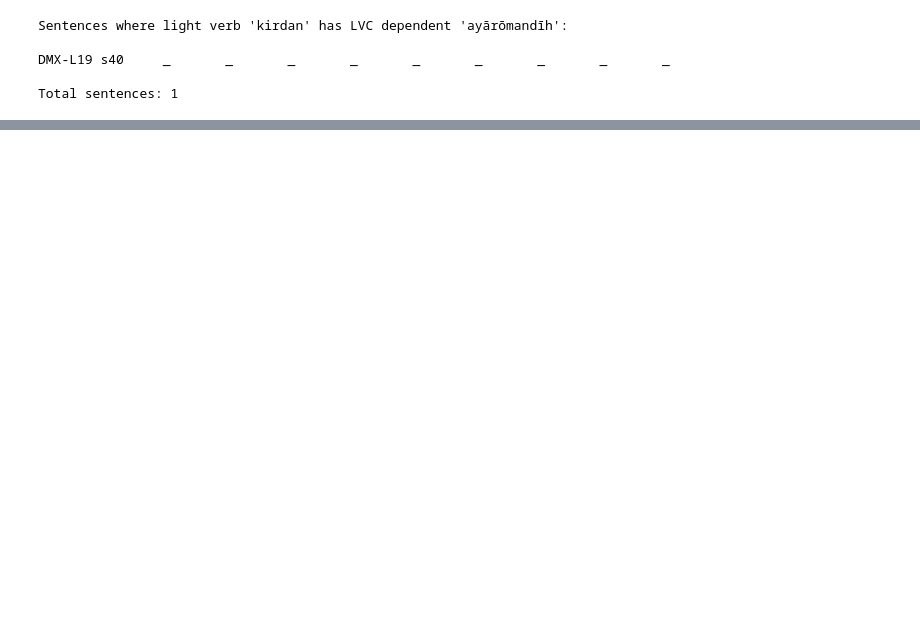
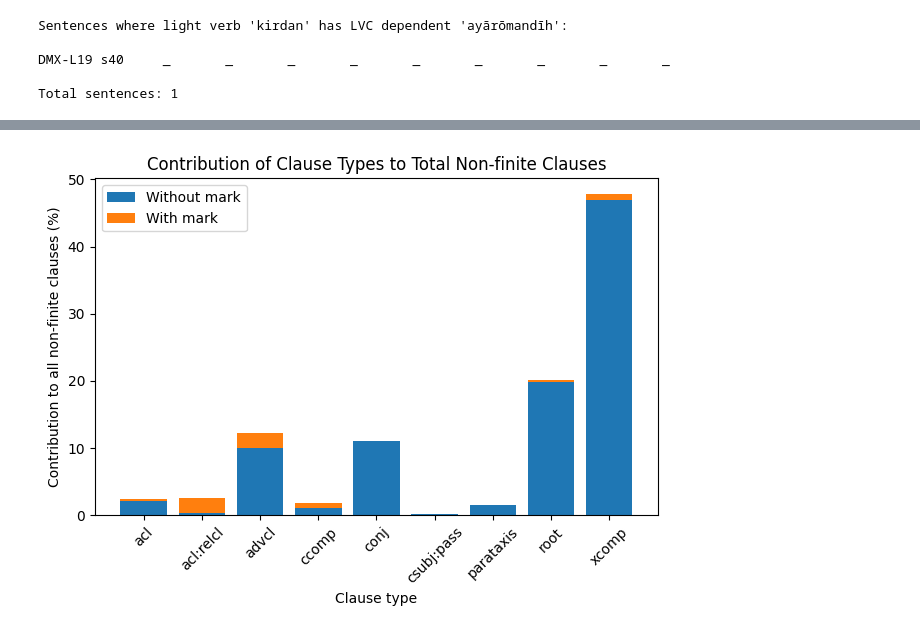
Before and after one commit to RahaaMusavi/MP-Quantitaitve-Syntax, a Jupyter notebook: vp_stats.ipynb, the cells around one changed output, grey strips where cells are left out. Cells and saved outputs as stored; diff of their text form; code cells hidden in the pictures; blank space fills up the shorter version.

```diff
--- a/vp_stats.ipynb
+++ b/vp_stats.ipynb
@@ -982,0 +4520,61 @@ Light verb: āwurdan
+# %%
+import matplotlib.pyplot as plt
+from collections import defaultdict
+
+def plot_clause_type_contribution(stats):
+    """
+    Plot the contribution of each clause type to the total number
+    of non-finite clauses in the corpus.
+
+    The stacked bars show how much each clause type contributes
+    to the total pool of non-finite clauses, split into marked
+    and unmarked clauses.
+
+    Parameters
+    ----------
+    stats : dict
+        Nested dictionary:
+        stats[clause_type][verbform]["with_mark"]
+        stats[clause_type][verbform]["without_mark"]
+    """
+
+    clause_totals = defaultdict(lambda: {"with": 0, "without": 0})
+
+    # Aggregate counts
+    for clause_type, vf_data in stats.items():
+        for vf, counts in vf_data.items():
+            clause_totals[clause_type]["with"] += counts["with_mark"]
+            clause_totals[clause_type]["without"] += counts["without_mark"]
+
+    # Total number of non-finite clauses
+    total_clauses = sum(
+        v["with"] + v["without"] for v in clause_totals.values()
+    )
+
+    clause_types = sorted(clause_totals.keys())
+
+    with_pct = []
+    without_pct = []
+
+    for c in clause_types:
+        with_pct.append(clause_totals[c]["with"] / total_clauses * 100)
+        without_pct.append(clause_totals[c]["without"] / total_clauses * 100)
+
+    # Plot
+    plt.figure()
+
+    plt.bar(clause_types, without_pct, label="Without mark")
+    plt.bar(clause_types, with_pct, bottom=without_pct, label="With mark")
+
+    plt.xlabel("Clause type")
+    plt.ylabel("Contribution to all non-finite clauses (%)")
+    plt.title("Contribution of Clause Types to Total Non-finite Clauses")
+
+    plt.xticks(rotation=45)
+    plt.legend()
+    plt.tight_layout()
+    plt.show()
+
+plot_clause_type_contribution(per_deprel_nonfinite_stats)
+# %% [output]
+[figure, added]
```
Also changed, not shown: parts of 42 cells of this notebook, 1 other file.
